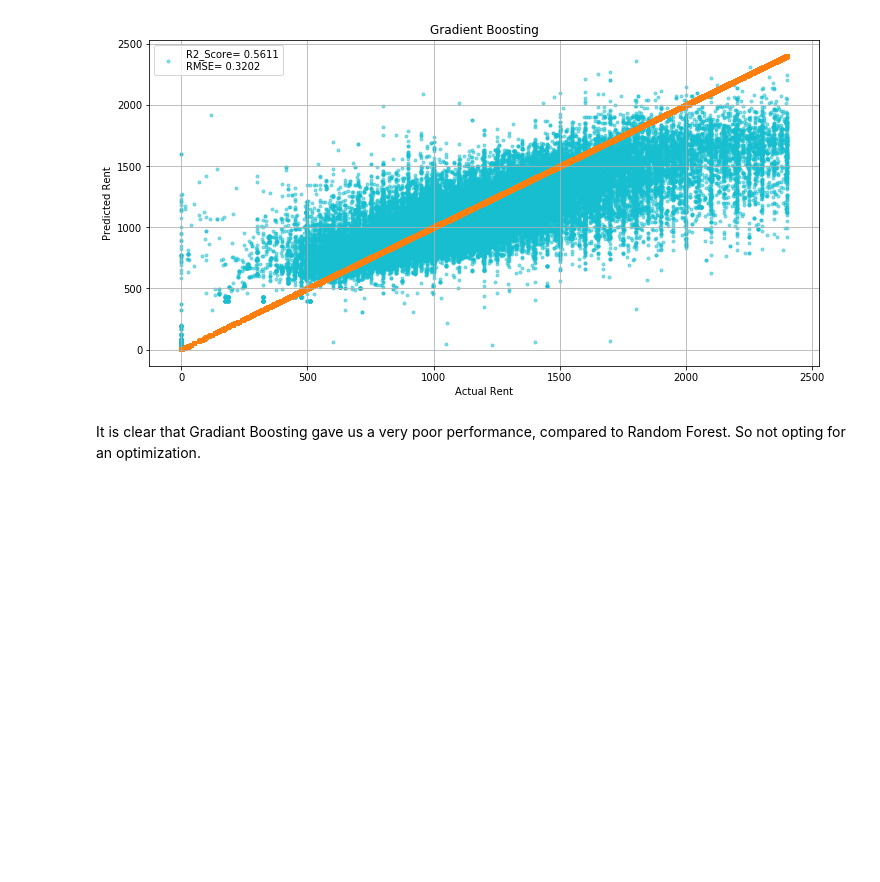
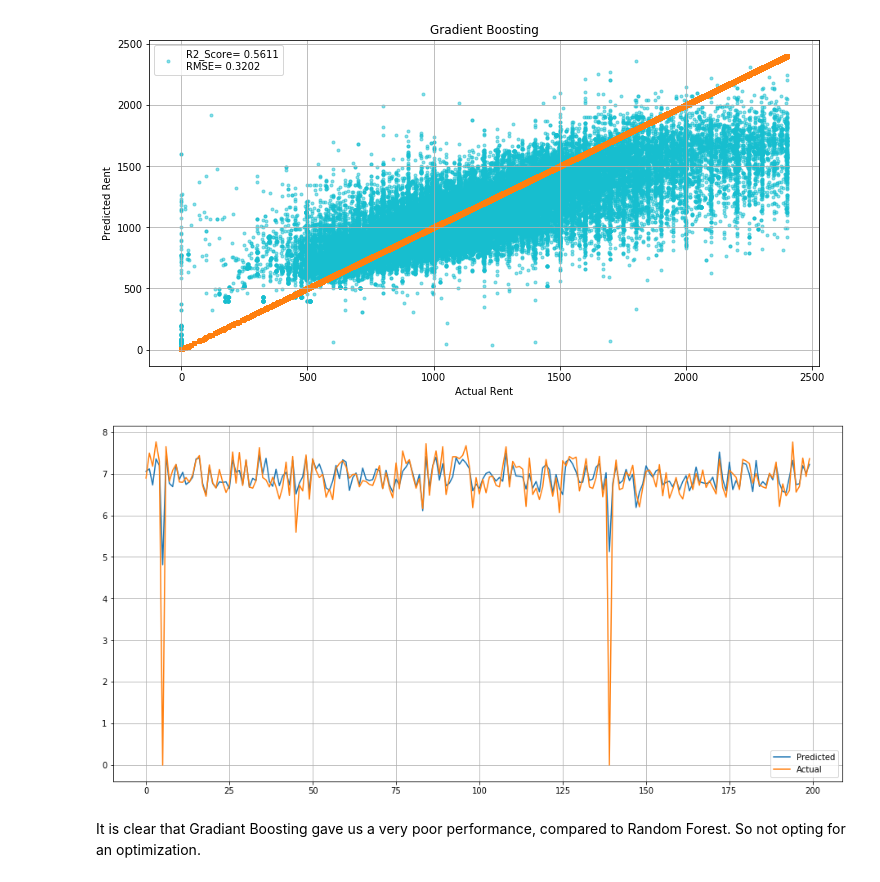
Before and after one commit to rekib0023/House-Rent-Prediction-Pipeline-Overview, a Jupyter notebook: Step-3 Model Building.ipynb, the cells around one changed output. Cells and saved outputs as stored; diff of their text form; code cells hidden in the pictures; blank space fills up the shorter version.

```diff
--- a/Step-3 Model Building.ipynb
+++ b/Step-3 Model Building.ipynb
@@ -349,6 +382,16 @@ MAE: 0.17574432274593074
 RMSE: 0.3201917654191341
 R2_Score:  0.5610867757022676
 [figure]
+# %%
+test = pd.DataFrame({'Predicted':gbm1_pred,'Actual':y_test})
+fig= plt.figure(figsize=(16,8))
+test = test.reset_index()
+test = test.drop(['index'],axis=1)
+plt.plot(test[:200])
+plt.legend(['Predicted','Actual'])
+plt.grid()
+# %% [output]
+[figure, added]
 # %% [markdown]
 It is clear that Gradiant Boosting gave us a very poor performance, compared to Random Forest. So not opting for an optimization.
 # %% [markdown]
```
Also changed, not shown: parts of 11 cells of this notebook, 6 other files.
